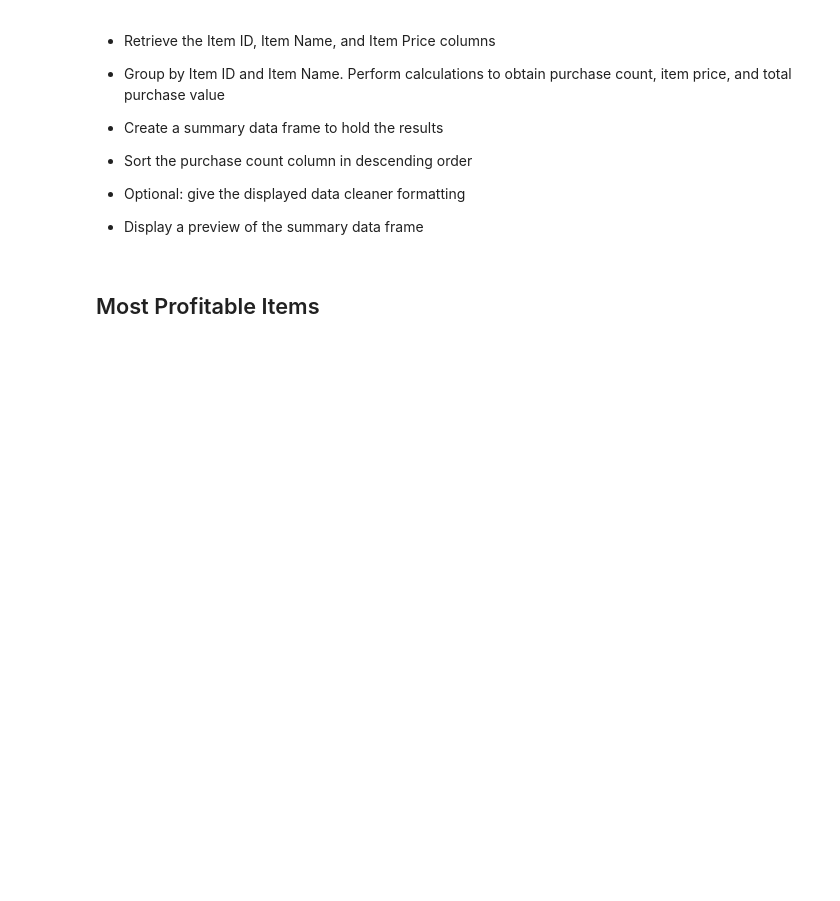
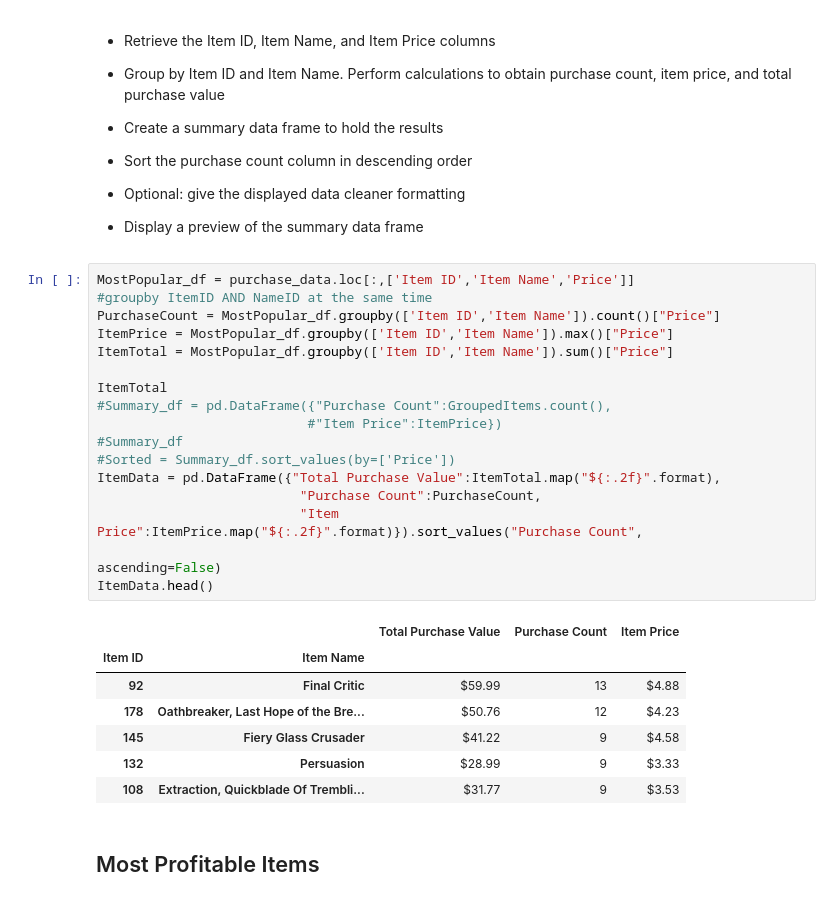
Before and after one commit to ashamabee/pandas-challenge, a Jupyter notebook: pandas-challenge.ipynb, the cells around one changed output. Cells and saved outputs as stored; diff of their text form; blank space fills up the shorter version.

```diff
--- a/pandas-challenge.ipynb
+++ b/pandas-challenge.ipynb
@@ -301,6 +334,31 @@ TotalCount
 
 
 * Display a preview of the summary data frame
+# %%
+MostPopular_df = purchase_data.loc[:,['Item ID','Item Name','Price']]
+#groupby ItemID AND NameID at the same time
+PurchaseCount = MostPopular_df.groupby(['Item ID','Item Name']).count()["Price"]
+ItemPrice = MostPopular_df.groupby(['Item ID','Item Name']).max()["Price"]
+ItemTotal = MostPopular_df.groupby(['Item ID','Item Name']).sum()["Price"]
+
+ItemTotal
+#Summary_df = pd.DataFrame({"Purchase Count":GroupedItems.count(),
+                           #"Item Price":ItemPrice})
+#Summary_df
+#Sorted = Summary_df.sort_values(by=['Price'])
+ItemData = pd.DataFrame({"Total Purchase Value":ItemTotal.map("${:.2f}".format),
+                          "Purchase Count":PurchaseCount,
+                          "Item Price":ItemPrice.map("${:.2f}".format)}).sort_values("Purchase Count",
+                                                                                                      ascending=False)
+ItemData.head()
+# %% [output]
+|  |  | Total Purchase Value | Purchase Count | Item Price |
+| Item ID | Item Name |  |  |  |
+| 92 | Final Critic | $59.99 | 13 | $4.88 |
+| 178 | Oathbreaker, Last Hope of the Bre... | $50.76 | 12 | $4.23 |
+| 145 | Fiery Glass Crusader | $41.22 | 9 | $4.58 |
+| 132 | Persuasion | $28.99 | 9 | $3.33 |
+| 108 | Extraction, Quickblade Of Trembli... | $31.77 | 9 | $3.53 |
 # %% [markdown]
 ## Most Profitable Items
 # %% [markdown]
```
Also changed, not shown: parts of 9 cells of this notebook, 1 other file.
